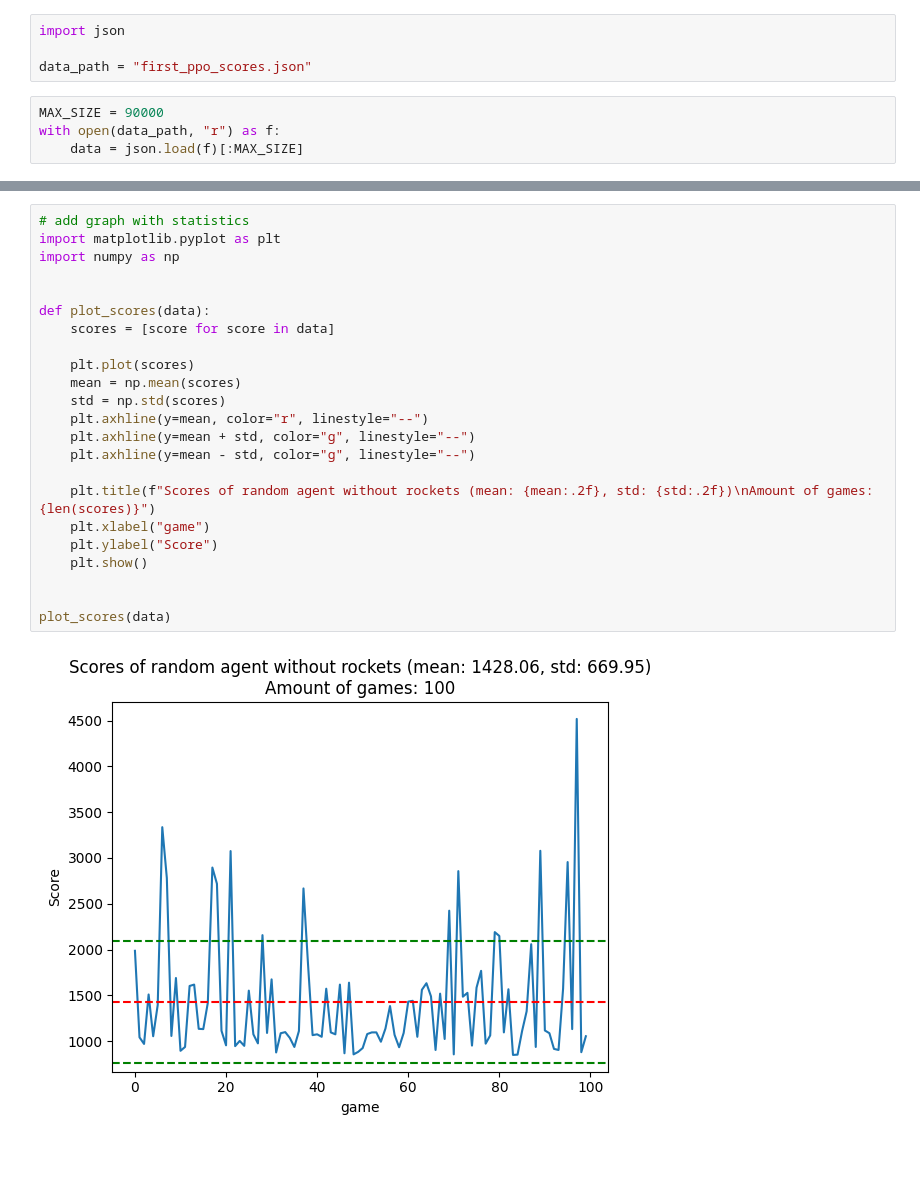
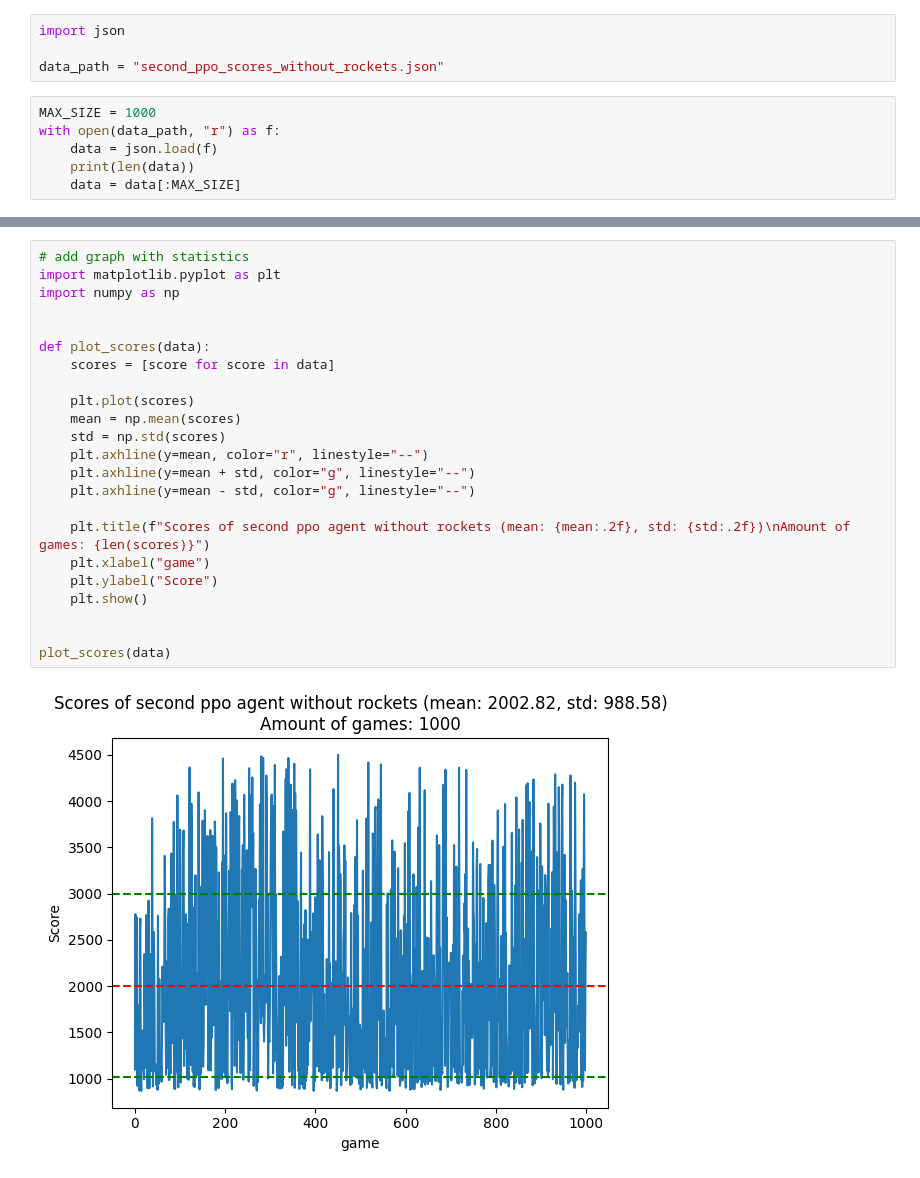
Before and after one commit to ShaharEli/JetpackJoyridePython, a Jupyter notebook: research.ipynb, the cells around one changed output, grey strips where cells are left out. Cells and saved outputs as stored; diff of their text form.

```diff
--- a/research.ipynb
+++ b/research.ipynb
@@ -1,8 +1,10 @@
 # %%
 import json
 
-data_path = "first_ppo_scores.json"
+data_path = "second_ppo_scores_without_rockets.json"
 # %%
-MAX_SIZE = 90000
+MAX_SIZE = 1000
 with open(data_path, "r") as f:
-    data = json.load(f)[:MAX_SIZE]
+    data = json.load(f)
+    print(len(data))
+    data = data[:MAX_SIZE]
@@ -13,25 +17,25 @@ Amount of scores in data: 2994
 # %%
 # add graph with statistics
 import matplotlib.pyplot as plt
 import numpy as np
 
 
 def plot_scores(data):
     scores = [score for score in data]
 
     plt.plot(scores)
     mean = np.mean(scores)
     std = np.std(scores)
     plt.axhline(y=mean, color="r", linestyle="--")
     plt.axhline(y=mean + std, color="g", linestyle="--")
     plt.axhline(y=mean - std, color="g", linestyle="--")
 
-    plt.title(f"Scores of random agent without rockets (mean: {mean:.2f}, std: {std:.2f})\nAmount of games: {len(scores)}")
+    plt.title(f"Scores of second ppo agent without rockets (mean: {mean:.2f}, std: {std:.2f})\nAmount of games: {len(scores)}")
     plt.xlabel("game")
     plt.ylabel("Score")
     plt.show()
 
 
 plot_scores(data)
 # %% [output]
-[figure, old version]
+[figure, new version]
```
Also changed, not shown: parts of 5 cells of this notebook.
